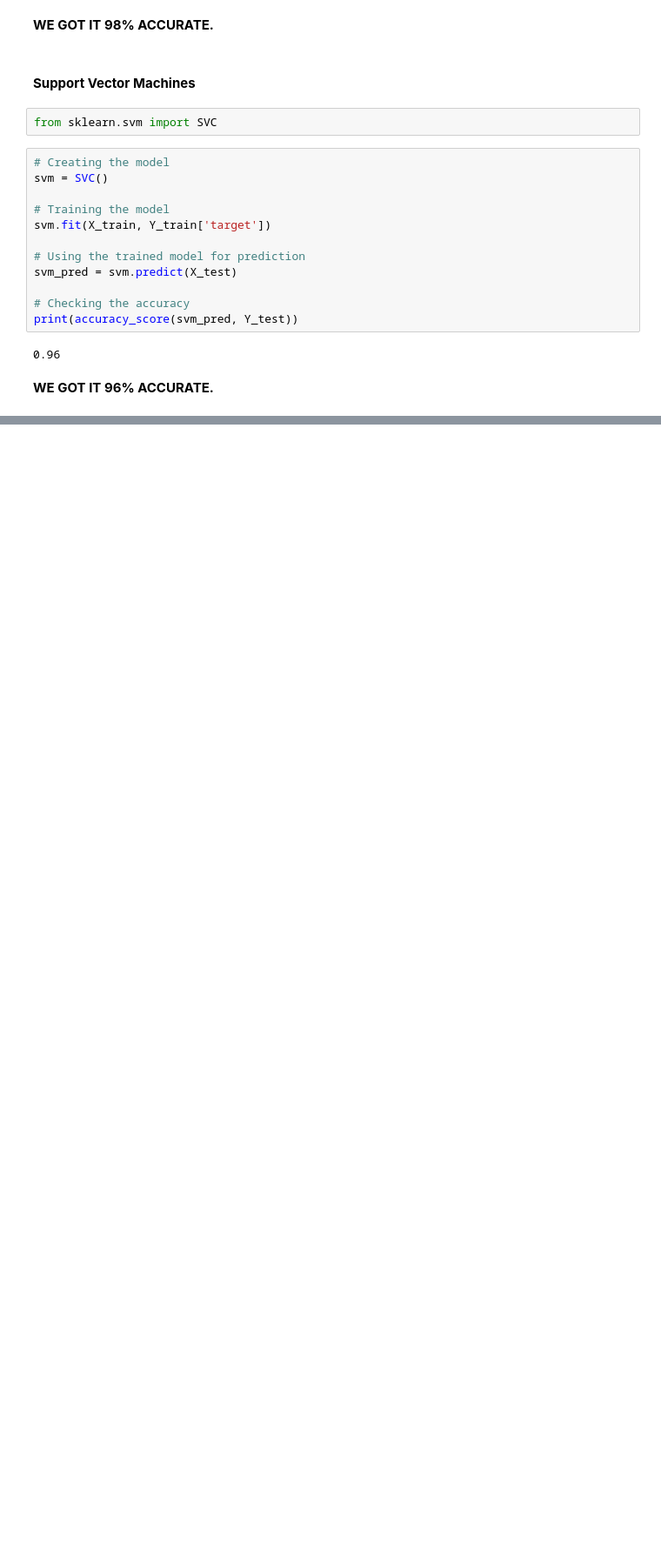
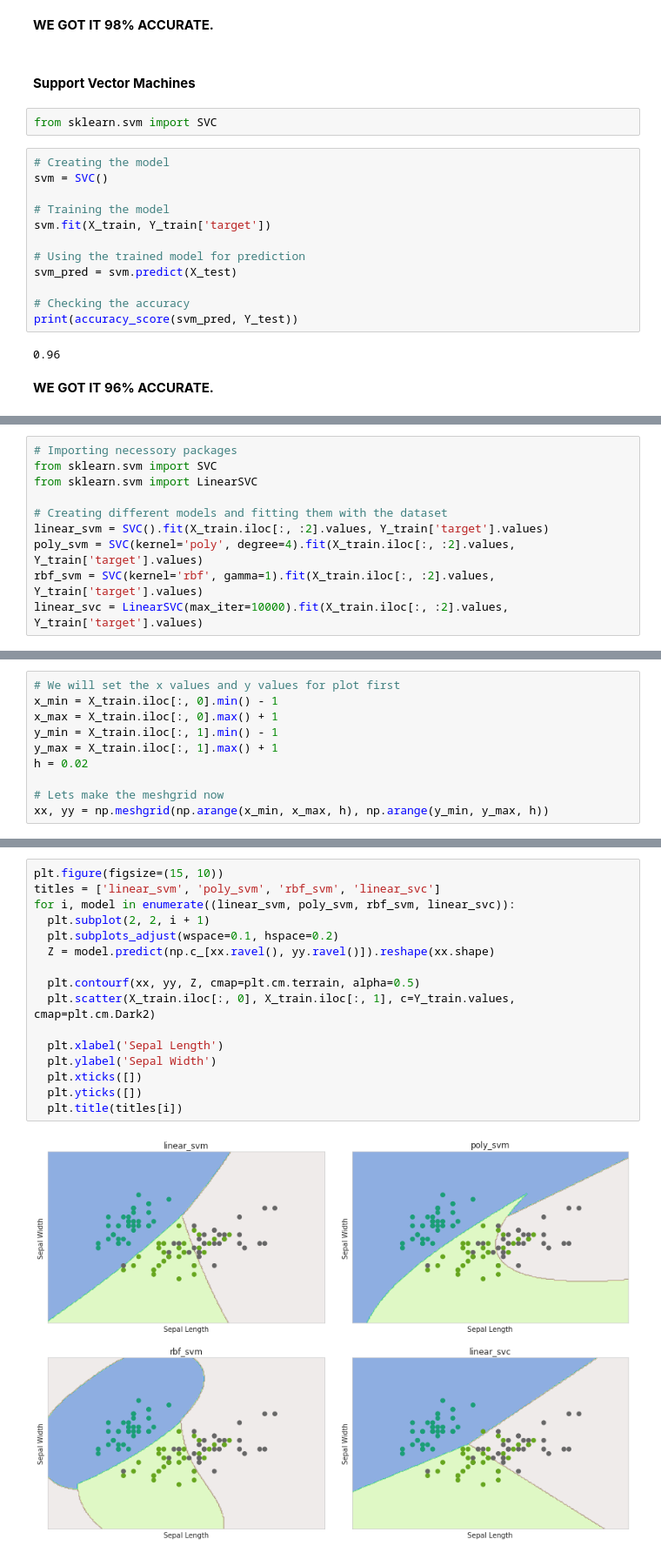
Before and after one commit to albinjohn366/DataScience_Tutorials, a Jupyter notebook: Multi_Class_Classification.ipynb, the cells around one changed output, grey strips where cells are left out. Shown at 87% size. Saved outputs shown, nothing was run; the diff lists cells and outputs as text; blank space fills up the shorter version.

```diff
--- a/Multi_Class_Classification.ipynb
+++ b/Multi_Class_Classification.ipynb
@@ -148,0 +158,10 @@ print(accuracy_score(svm_pred, Y_test))
+# %%
+# Importing necessory packages
+from sklearn.svm import SVC
+from sklearn.svm import LinearSVC
+
+# Creating different models and fitting them with the dataset
+linear_svm = SVC().fit(X_train.iloc[:, :2].values, Y_train['target'].values)
+poly_svm = SVC(kernel='poly', degree=4).fit(X_train.iloc[:, :2].values, Y_train['target'].values)
+rbf_svm = SVC(kernel='rbf', gamma=1).fit(X_train.iloc[:, :2].values, Y_train['target'].values)
+linear_svc = LinearSVC(max_iter=10000).fit(X_train.iloc[:, :2].values, Y_train['target'].values)
@@ -148,0 +170,10 @@ print(accuracy_score(svm_pred, Y_test))
+# %%
+# We will set the x values and y values for plot first
+x_min = X_train.iloc[:, 0].min() - 1
+x_max = X_train.iloc[:, 0].max() + 1
+y_min = X_train.iloc[:, 1].min() - 1
+y_max = X_train.iloc[:, 1].max() + 1
+h = 0.02
+
+# Lets make the meshgrid now
+xx, yy = np.meshgrid(np.arange(x_min, x_max, h), np.arange(y_min, y_max, h))
@@ -148,0 +182,18 @@ print(accuracy_score(svm_pred, Y_test))
+# %%
+plt.figure(figsize=(15, 10))
+titles = ['linear_svm', 'poly_svm', 'rbf_svm', 'linear_svc']
+for i, model in enumerate((linear_svm, poly_svm, rbf_svm, linear_svc)):
+  plt.subplot(2, 2, i + 1)
+  plt.subplots_adjust(wspace=0.1, hspace=0.2)
+  Z = model.predict(np.c_[xx.ravel(), yy.ravel()]).reshape(xx.shape)
+
+  plt.contourf(xx, yy, Z, cmap=plt.cm.terrain, alpha=0.5)
+  plt.scatter(X_train.iloc[:, 0], X_train.iloc[:, 1], c=Y_train.values, cmap=plt.cm.Dark2)
+
+  plt.xlabel('Sepal Length')
+  plt.ylabel('Sepal Width')
+  plt.xticks([])
+  plt.yticks([])
+  plt.title(titles[i])
+# %% [output]
+[figure, added]
```
Also changed, not shown: parts of 4 cells of this notebook.
